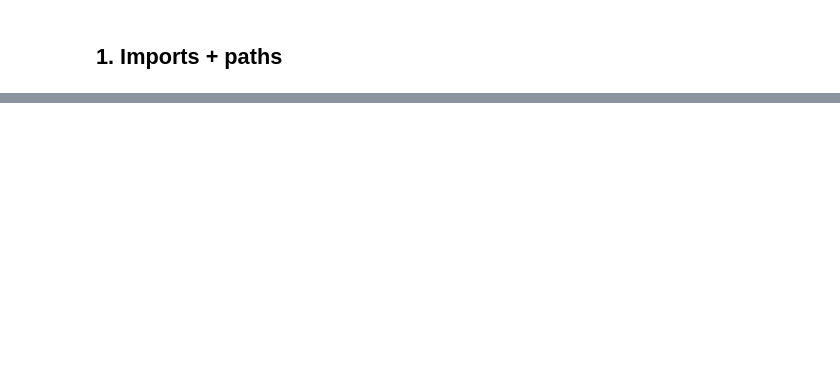
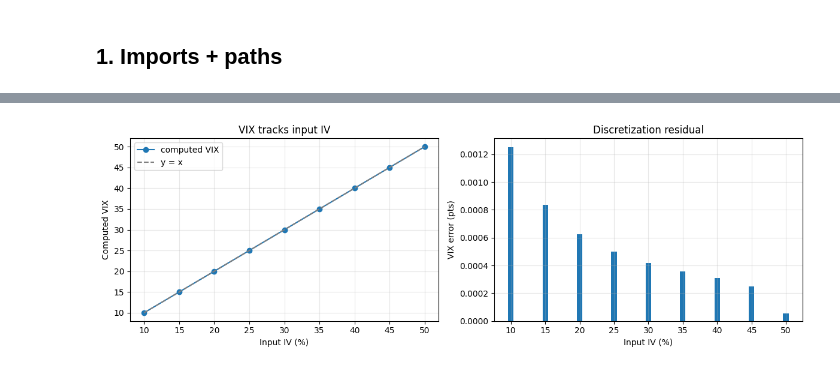
Before and after one commit to obchain/volx, a Jupyter notebook: research/vix-spx-replication.ipynb, the cells around one changed output, grey strips where cells are left out. Saved outputs shown, nothing was run; the diff lists cells and outputs as text; code cells hidden in the pictures; blank space fills up the shorter version.

```diff
--- a/research/vix-spx-replication.ipynb
+++ b/research/vix-spx-replication.ipynb
@@ -40,0 +179,8 @@ TODO: diff vs published VIX, RMSE, histogram, outlier table.
+# %%
+def interpolate_30d(N_T1: float, sigma2_1: float,
+                    N_T2: float, sigma2_2: float) -> float:
+    T1, T2 = N_T1 / N365, N_T2 / N365
+    w1 = (N_T2 - N30) / (N_T2 - N_T1)
+    w2 = (N30  - N_T1) / (N_T2 - N_T1)
+    total_var = T1 * sigma2_1 * w1 + T2 * sigma2_2 * w2
+    return float(total_var * (N365 / N30))
@@ -40,0 +250,15 @@ TODO: diff vs published VIX, RMSE, histogram, outlier table.
+# %%
+ivs = np.arange(0.10, 0.55, 0.05)
+rows = []
+for s in ivs:
+    c1 = synthetic_chain(F0, T1, r, s, K_lo=1500, K_hi=8000, K_step=5)
+    c2 = synthetic_chain(F0, T2, r, s, K_lo=1500, K_hi=8000, K_step=5)
+    out = compute_vix(c1, c2, N_T1, N_T2)
+    rows.append({'IV (%)': 100*s, 'VIX (computed)': out['vix']})
+
+df = pd.DataFrame(rows)
+df['error'] = df['VIX (computed)'] - df['IV (%)']
+rmse = float(np.sqrt((df['error']**2).mean()))
+print(df.to_string(index=False))
+print(f"\nRMSE: {rmse:.4f}")
+print(f"Max |error|: {df['error'].abs().max():.4f}")
@@ -40,0 +279,22 @@ TODO: diff vs published VIX, RMSE, histogram, outlier table.
+# %%
+fig, (ax1, ax2) = plt.subplots(1, 2, figsize=(12, 4))
+
+ax1.plot(df['IV (%)'], df['VIX (computed)'], marker='o', label='computed VIX')
+ax1.plot(df['IV (%)'], df['IV (%)'], '--', color='gray', label='y = x')
+ax1.set_xlabel('Input IV (%)')
+ax1.set_ylabel('Computed VIX')
+ax1.set_title('VIX tracks input IV')
+ax1.legend()
+ax1.grid(True, alpha=0.3)
+
+ax2.bar(df['IV (%)'], df['error'])
+ax2.axhline(0, color='black', lw=0.5)
+ax2.set_xlabel('Input IV (%)')
+ax2.set_ylabel('VIX error (pts)')
+ax2.set_title('Discretization residual')
+ax2.grid(True, alpha=0.3)
+
+plt.tight_layout()
+plt.show()
+# %% [output]
+[figure, added]
```
Also changed, not shown: parts of 28 cells of this notebook.
